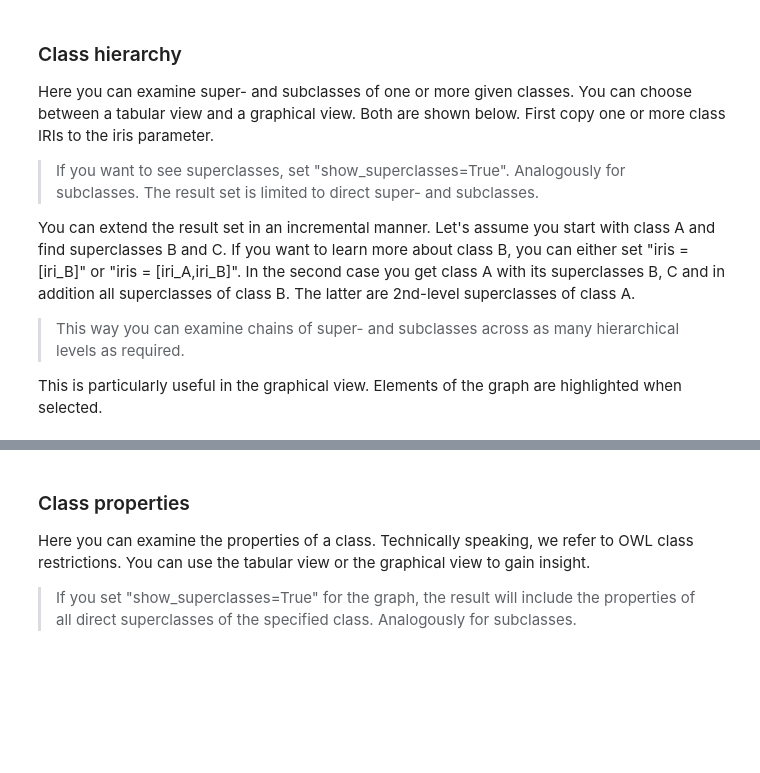
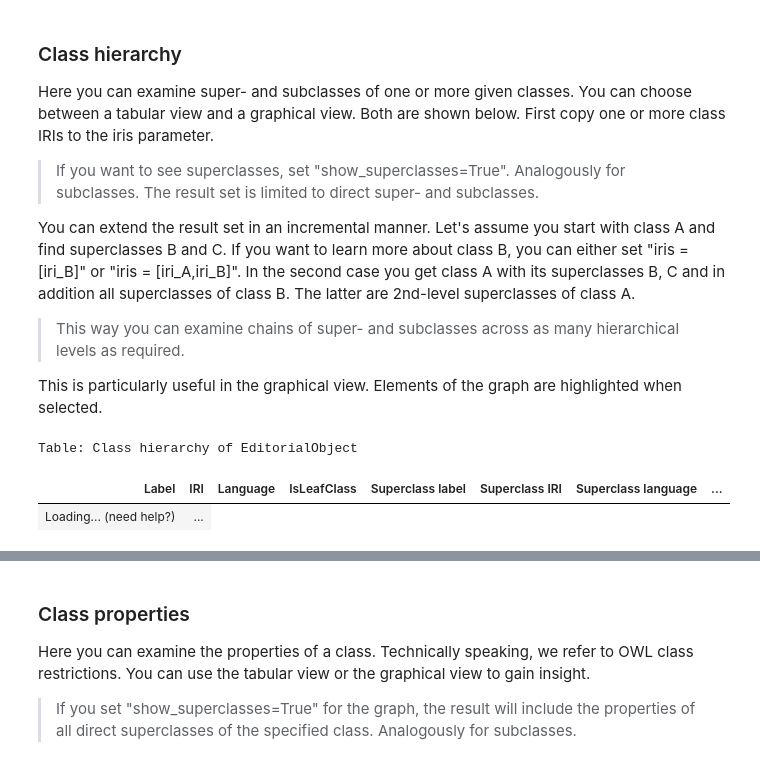
Before and after one commit to ebu/coreplus-demo, a Jupyter notebook: frontend/CDK/Demo-template-for-duplication-do-not-modify.ipynb, the cells around one changed output, grey strips where cells are left out. Saved outputs shown, nothing was run; the diff lists cells and outputs as text; code cells hidden in the pictures; blank space fills up the shorter version.

Commit message:
- adding in new changes for extending the description table and data properties

```diff
--- a/frontend/CDK/Demo-template-for-duplication-do-not-modify.ipynb
+++ b/frontend/CDK/Demo-template-for-duplication-do-not-modify.ipynb
@@ -24,13 +24,16 @@ import pandas as pd
 import itables.options as opt
 from itables import init_notebook_mode, show
 from scripts.ontologies import (load_model, get_all_classes, get_description, get_hierarchy, get_hierarchy_graph,
-                                get_individuals, get_properties, get_properties_graph, itable_config, get_individual_properties_graph)
+                                get_individuals, get_properties, get_properties_graph, itable_config,get_individual_properties_graph)
 
 
 # Define user credentials
 TENANT = os.getenv('TENANT', 'demo-tenant')
-USERNAME = 'demo-user'
-PASSWORD = 'demo'
+USERNAME = 'power-user'
+PASSWORD = 'power'
+
+#Languages supported:  'de'| 'en' | fr
+LANGUAGE = 'fr'
 
 # Read data from the graph database
 classes_df = load_model(tenant=TENANT, username=USERNAME, password=PASSWORD)
@@ -70,11 +83,14 @@ You can extend the result set in an incremental manner. Let's assume you start w
 
 This is particularly useful in the graphical view. Elements of the graph are highlighted when selected.
 # %%
-iris = ['http://www.ebu.ch/metadata/ontologies/ebucore/ebucore#EditorialObject']
+iris = ['http://www.ebu.ch/metadata/ontologies/ebucoreplus#EditorialObject']
 hierarchy = get_hierarchy(source_df=classes_df,
                           iris=iris,
                           show_superclasses=True,
                           show_subclasses=True,
-                          language='en',
                           show_table=True)
+# %% [output]
+Table: Class hierarchy of EditorialObject
+| Label | IRI | Language | IsLeafClass | Superclass label | Superclass IRI | Superclass language | ... |
+| Loading... (need help?) | ... |
 # %%
```
Also changed, not shown: parts of 9 cells of this notebook, 3 other files.
